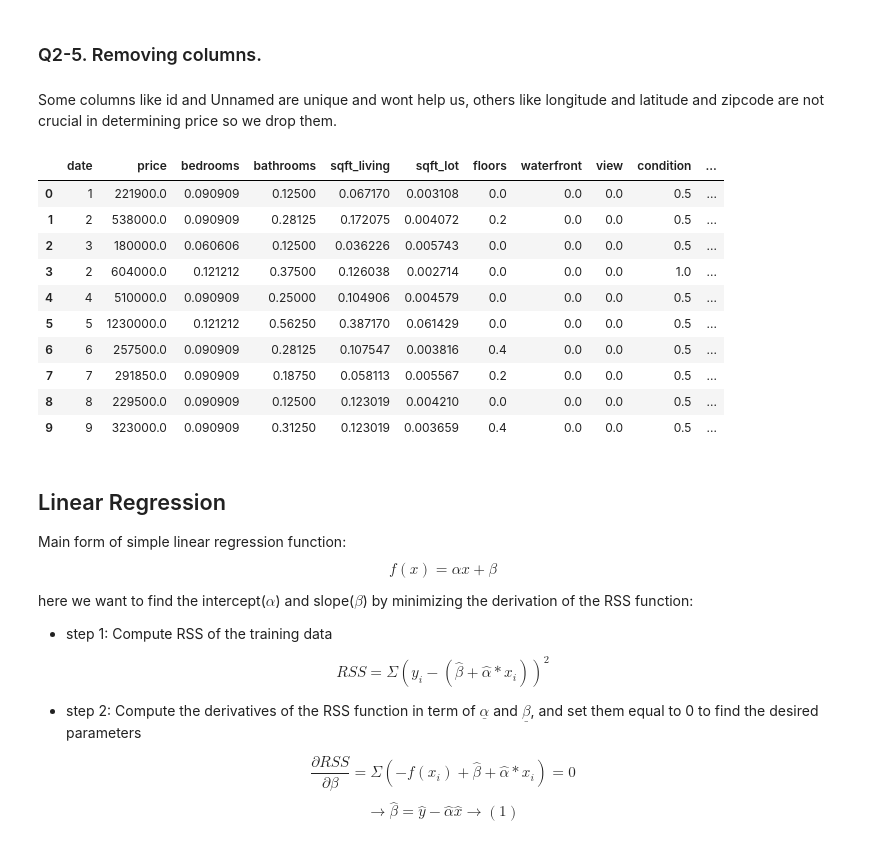
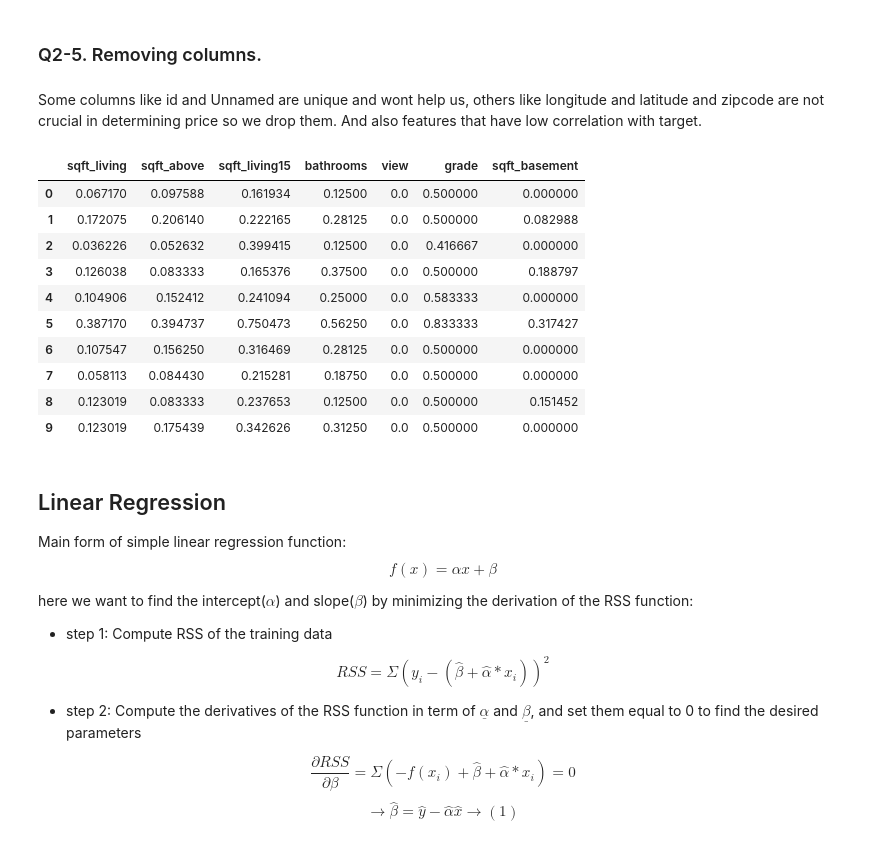
Before and after one commit to Shahriar-0/Artificial-Intelligence-Course-Projects-S2023, a Jupyter notebook: 5/AI_CA5.ipynb, the cells around one changed output. Saved outputs shown, nothing was run; the diff lists cells and outputs as text; code cells hidden in the pictures.

Commit message:
changed price correlated threshold

```diff
--- a/5/AI_CA5.ipynb
+++ b/5/AI_CA5.ipynb
@@ -149,7 +149,7 @@ plt.show()
 To see what features have the most correlation with the outcome, we can simply use the price row in `df.corr()`.
 # %%
 price_corr = df.corr(numeric_only=True)["price"].drop("price")
-price_corr = price_corr[abs(price_corr) > 0.35].sort_values(ascending=False)
+price_corr = price_corr[abs(price_corr) > 0.31].sort_values(ascending=False)
 display(price_corr)
 # %% [output]
 sqft_living      0.676542
@@ -505,22 +502,22 @@ display(df)
 # %% [markdown]
 ###  Q2-5. Removing columns.
 # %% [markdown]
-Some columns like id and Unnamed are unique and wont help us, others like longitude and latitude and zipcode are not crucial in determining price so we drop them.
+Some columns like id and Unnamed are unique and wont help us, others like longitude and latitude and zipcode are not crucial in determining price so we drop them. And also features that have low correlation with target.
-# %%
-df.drop(["long", "lat", "zipcode", "id", "Unnamed: 0", "Unnamed: 0.1", "Unnamed: 0.2"], axis=1, inplace=True)
-df.head(10)
-# %% [output]
-|  | date | price | bedrooms | bathrooms | sqft_living | sqft_lot | floors | waterfront | view | condition | ... |
-| 0 | 1 | 221900.0 | 0.090909 | 0.12500 | 0.067170 | 0.003108 | 0.0 | 0.0 | 0.0 | 0.5 | ... |
-| 1 | 2 | 538000.0 | 0.090909 | 0.28125 | 0.172075 | 0.004072 | 0.2 | 0.0 | 0.0 | 0.5 | ... |
-| 2 | 3 | 180000.0 | 0.060606 | 0.12500 | 0.036226 | 0.005743 | 0.0 | 0.0 | 0.0 | 0.5 | ... |
-| 3 | 2 | 604000.0 | 0.121212 | 0.37500 | 0.126038 | 0.002714 | 0.0 | 0.0 | 0.0 | 1.0 | ... |
-| 4 | 4 | 510000.0 | 0.090909 | 0.25000 | 0.104906 | 0.004579 | 0.0 | 0.0 | 0.0 | 0.5 | ... |
-| 5 | 5 | 1230000.0 | 0.121212 | 0.56250 | 0.387170 | 0.061429 | 0.0 | 0.0 | 0.0 | 0.5 | ... |
-| 6 | 6 | 257500.0 | 0.090909 | 0.28125 | 0.107547 | 0.003816 | 0.4 | 0.0 | 0.0 | 0.5 | ... |
-| 7 | 7 | 291850.0 | 0.090909 | 0.18750 | 0.058113 | 0.005567 | 0.2 | 0.0 | 0.0 | 0.5 | ... |
-| 8 | 8 | 229500.0 | 0.090909 | 0.12500 | 0.123019 | 0.004210 | 0.0 | 0.0 | 0.0 | 0.5 | ... |
-| 9 | 9 | 323000.0 | 0.090909 | 0.31250 | 0.123019 | 0.003659 | 0.4 | 0.0 | 0.0 | 0.5 | ... |
+# %%
+df = df[price_corr.index]
+df.head(10)
+# %% [output]
+|  | sqft_living | sqft_above | sqft_living15 | bathrooms | view | grade | sqft_basement |
+| 0 | 0.067170 | 0.097588 | 0.161934 | 0.12500 | 0.0 | 0.500000 | 0.000000 |
+| 1 | 0.172075 | 0.206140 | 0.222165 | 0.28125 | 0.0 | 0.500000 | 0.082988 |
+| 2 | 0.036226 | 0.052632 | 0.399415 | 0.12500 | 0.0 | 0.416667 | 0.000000 |
+| 3 | 0.126038 | 0.083333 | 0.165376 | 0.37500 | 0.0 | 0.500000 | 0.188797 |
+| 4 | 0.104906 | 0.152412 | 0.241094 | 0.25000 | 0.0 | 0.583333 | 0.000000 |
+| 5 | 0.387170 | 0.394737 | 0.750473 | 0.56250 | 0.0 | 0.833333 | 0.317427 |
+| 6 | 0.107547 | 0.156250 | 0.316469 | 0.28125 | 0.0 | 0.500000 | 0.000000 |
+| 7 | 0.058113 | 0.084430 | 0.215281 | 0.18750 | 0.0 | 0.500000 | 0.000000 |
+| 8 | 0.123019 | 0.083333 | 0.237653 | 0.12500 | 0.0 | 0.500000 | 0.151452 |
+| 9 | 0.123019 | 0.175439 | 0.342626 | 0.31250 | 0.0 | 0.500000 | 0.000000 |
 # %% [markdown]
 ## Linear Regression
 Main form of simple linear regression function:
```
Also changed, not shown: parts of 4 cells of this notebook.
